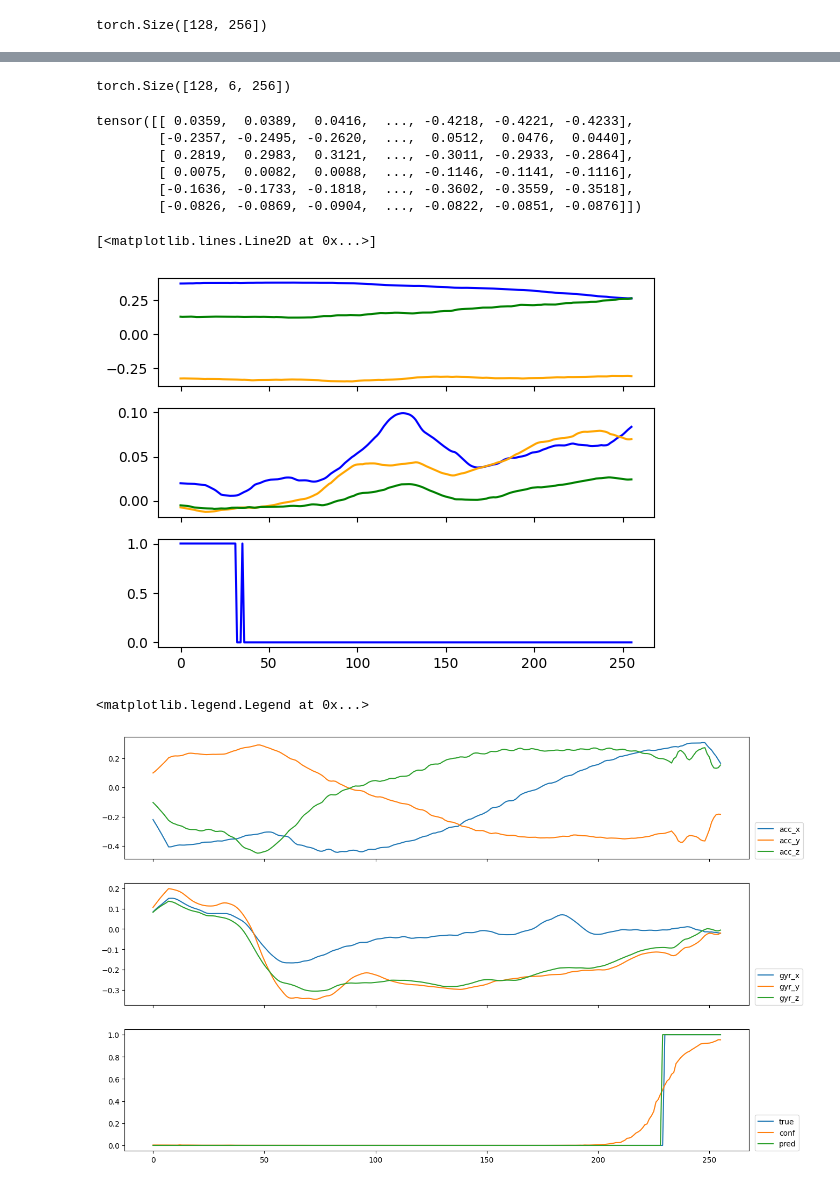
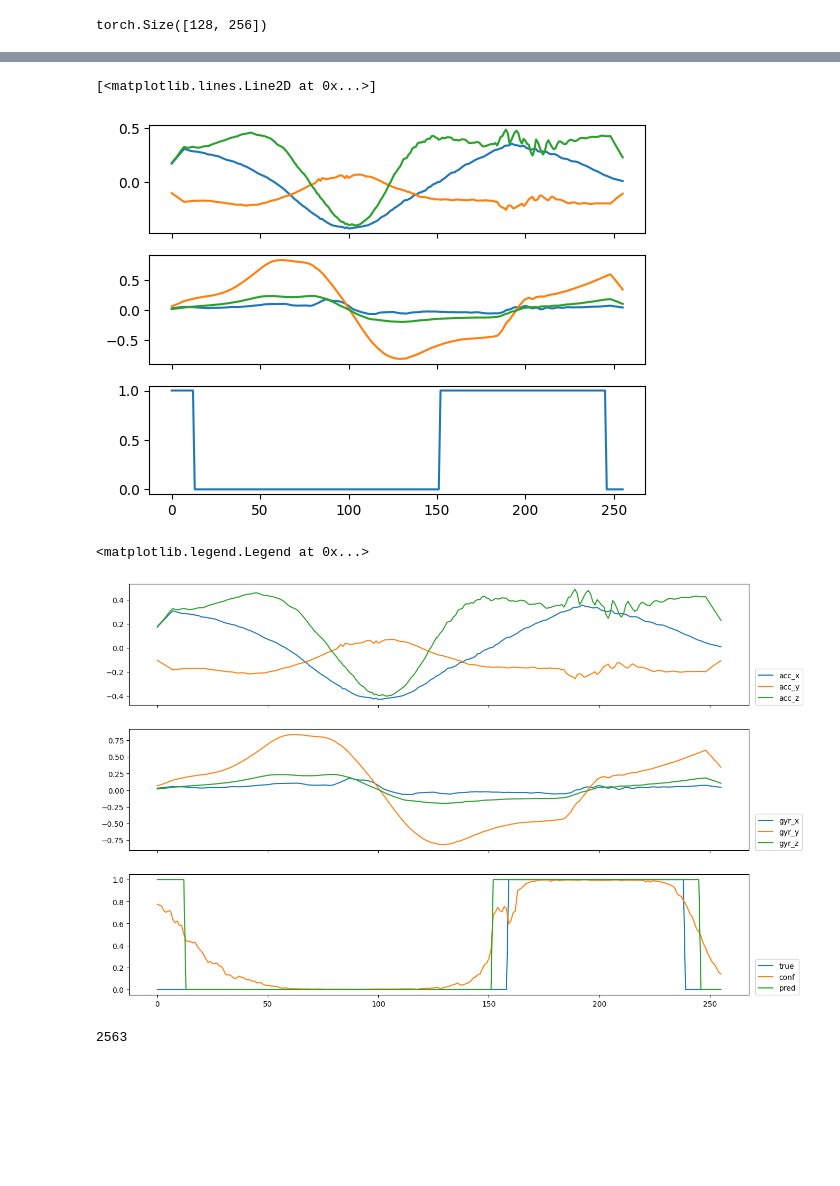
Before and after one commit to Musa-Azeem/AI-hypertrophy-coach, a Jupyter notebook: ml-notebooks/segmentation.ipynb, the cells around one changed output, grey strips where cells are left out. Drawn from its saved outputs; the diff is of its cells as text; code cells hidden in the pictures; blank space fills up the shorter version.

```diff
--- a/ml-notebooks/segmentation.ipynb
+++ b/ml-notebooks/segmentation.ipynb
@@ -81,7 +81,7 @@ class IMUDataset(Dataset):
             self.y = torch.cat([self.y, torch.zeros(pad)])
 
         # pad by winsize // 2 to get more windows
-        pad = (winsize // 2) * stride
+        pad = (winsize // 2)
         self.X = torch.cat([self.X, torch.zeros(self.X.shape[0], pad)], dim=1)
         self.y = torch.cat([self.y, torch.zeros(pad)])
 
@@ -113,9 +113,9 @@ class IMUDataset(Dataset):
 
         X = self.X[:, start:end]
         X = moving_average(X)
-        if self.aug:
-            X,y = warp_time(X, y)
-            X = scale(X)
+        # if self.aug:
+        #     X,y = warp_time(X, y)
+        #     X = scale(X)
         return X, y
 # %%
 HZ = 100
@@ -548,45 +664,32 @@ ROC AUC: 0.9708
-# %%
-X.shape
-# %% [output]
-torch.Size([128, 6, 256])
-# %%
-X
-# %% [output]
-tensor([[ 0.0359,  0.0389,  0.0416,  ..., -0.4218, -0.4221, -0.4233],
-        [-0.2357, -0.2495, -0.2620,  ...,  0.0512,  0.0476,  0.0440],
-        [ 0.2819,  0.2983,  0.3121,  ..., -0.3011, -0.2933, -0.2864],
-        [ 0.0075,  0.0082,  0.0088,  ..., -0.1146, -0.1141, -0.1116],
-        [-0.1636, -0.1733, -0.1818,  ..., -0.3602, -0.3559, -0.3518],
-        [-0.0826, -0.0869, -0.0904,  ..., -0.0822, -0.0851, -0.0876]])
 # %%
 X,y = next(iter(trainloader))
 with torch.no_grad():
     seg_logits = model(X.to(device))
     # time_in_rep = get_time_in_reps(seg_logits.view(N, T, L).detach().cpu(), LSTM_stride, winsize).to(device)
 X =X[0]
 y=y[0]
 # time_in_rep = time_in_rep[0].cpu()
 seg_logits = seg_logits[0].cpu()
 
 fig, axes = plt.subplots(3,1, sharex=True)
 
-axes[0].plot(X[0], color='blue')
-axes[0].plot(X[1], color='orange')
-axes[0].plot(X[2], color='green')
-axes[1].plot(X[3], color='blue')
-axes[1].plot(X[4], color='orange')
-axes[1].plot(X[5], color='green')
+axes[0].plot(X[0])
+axes[0].plot(X[1])
+axes[0].plot(X[2])
+axes[1].plot(X[3])
+axes[1].plot(X[4])
+axes[1].plot(X[5])
 # axes[2].plot(time_in_rep[0, :LSTM_stride], color='blue')
-axes[2].plot(F.sigmoid(seg_logits).round(), color='blue')
+axes[2].plot(F.sigmoid(seg_logits).round())
 # print(y)
 # %% [output]
 [<matplotlib.lines.Line2D at 0x...>]
-[figure, old version]
+[figure, new version]
 # %%
 #.819 shit
 #.46 gets most - usually larger than true (false positives)
 # 0.017, 0.07 perfect - (this was from overfit model on trainset)
-X,y = valloader.dataset[2210]
+X,y = valloader.dataset[0]
 X = X.unsqueeze(0)
 y = y.unsqueeze(0)
 
@@ -613,7 +716,11 @@ axes[1].legend(loc=(1.01, 0))
 axes[2].legend(loc=(1.01, 0))
 # %% [output]
 <matplotlib.legend.Legend at 0x...>
-[figure, old version]
+[figure, new version]
+# %%
+len(session)
+# %% [output]
+2563
 # %%
 interval = 64  # 0.64s
 session_id = val_ids[3]
```
Also changed, not shown: parts of 12 cells of this notebook, 3 other files.
